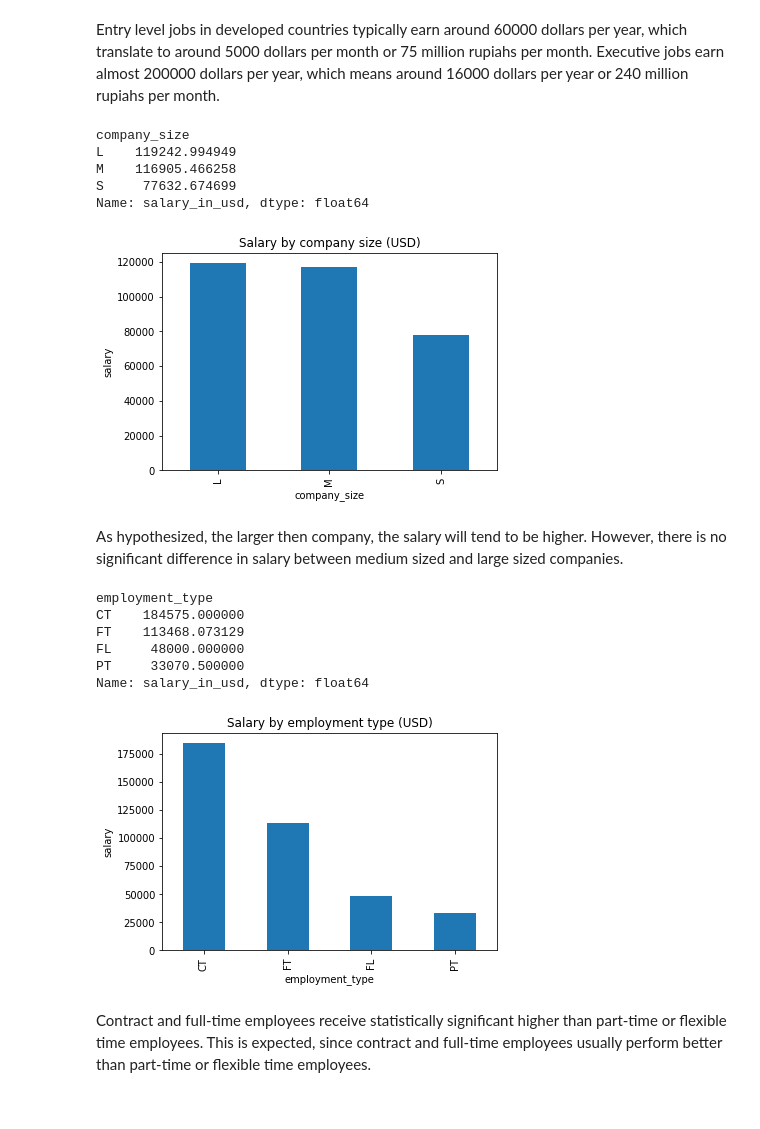
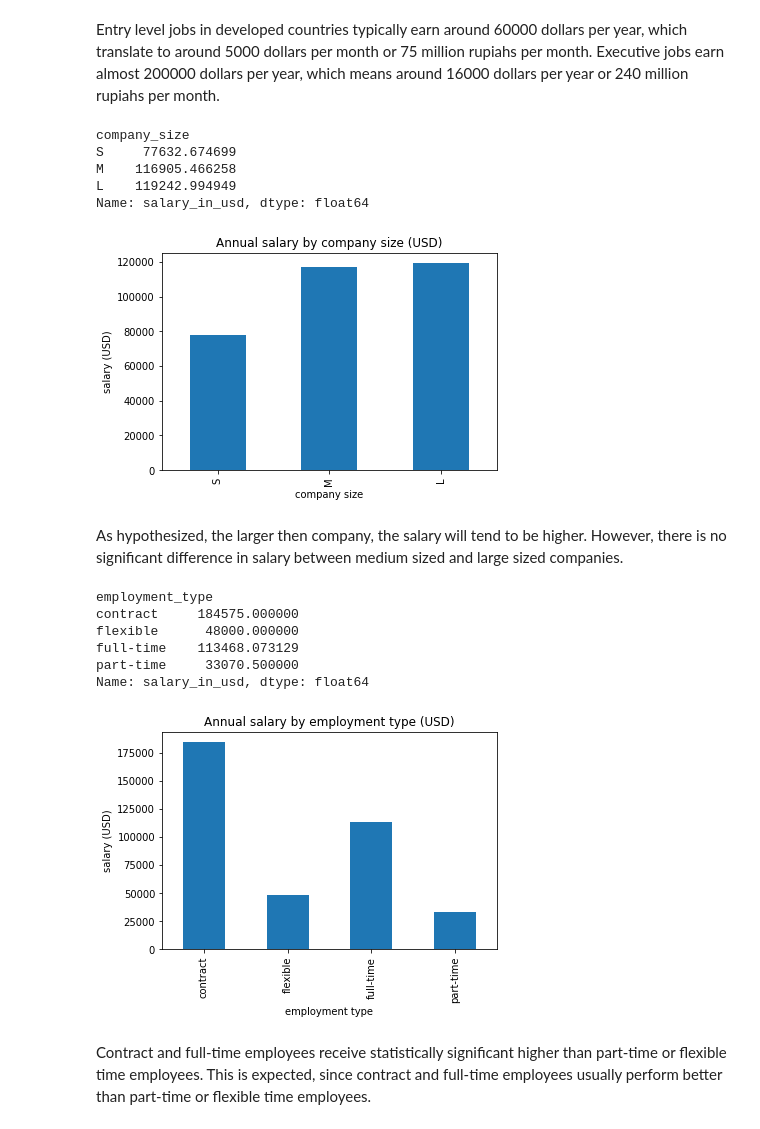
Before and after one commit to EvanKA/tetris-capstone, a Jupyter notebook: capstone_045_evan_kurnia_alim.ipynb, the cells around one changed output. Saved outputs shown, nothing was run; the diff lists cells and outputs as text; code cells hidden in the pictures.

```diff
--- a/capstone_045_evan_kurnia_alim.ipynb
+++ b/capstone_045_evan_kurnia_alim.ipynb
@@ -40,3 +40,7 @@ remote_ratio          0
 company_location      0
 company_size          0
 dtype: int64
+# %%
+# only select important columns
+ds_salary_df_1 = ds_salary_df_1[['work_year', 'experience_level', 'employment_type', 'salary_in_usd', 'remote_ratio', 'company_size']]
+ds_salary_df_1.head()
@@ -42,0 +54,5 @@ dtype: int64
+# %%
+# clarify some abbreviations
+stands_for = {"experience_level":{"EN":"entry", "MI":"mid","SE":"senior", "EX":"executive"}, "employment_type":{"FT":"full-time", "PT":"part-time", "CT":"contract", "FL":"flexible"}}
+ds_salary_df_1 = ds_salary_df_1.replace(stands_for)
+ds_salary_df_1.head()
@@ -83,39 +123,41 @@ Executive jobs earn almost 200000 dollars per year, which means around 16000 dol
 # %%
 # average salary by company size
 size_salary = ds_salary_df_1.groupby('company_size')['salary_in_usd'].mean()
-size_salary
+size_salary.sort_values()
 # %% [output]
 company_size
+S     77632.674699
+M    116905.466258
 L    119242.994949
-M    116905.466258
-S     77632.674699
 Name: salary_in_usd, dtype: float64
 # %%
-size_salary.plot(kind='bar')
-plt.title('Salary by company size (USD)')
-plt.ylabel('salary')
+size_salary.sort_values().plot(kind='bar')
+plt.title('Annual salary by company size (USD)')
+plt.xlabel('company size')
+plt.ylabel('salary (USD)')
 plt.show()
 # %% [output]
-[figure, old version]
+[figure, new version]
 # %% [markdown]
 As hypothesized, the larger then company, the salary will tend to be higher. However, there is no significant difference in salary between medium sized and large sized companies.
 # %%
 # average salary by employment type
-size_salary = ds_salary_df_1.groupby('employment_type')['salary_in_usd'].mean()
-size_salary.sort_values(ascending=False)
+type_salary = ds_salary_df_1.groupby('employment_type')['salary_in_usd'].mean()
+type_salary
 # %% [output]
 employment_type
-CT    184575.000000
-FT    113468.073129
-FL     48000.000000
-PT     33070.500000
+contract     184575.000000
+flexible      48000.000000
+full-time    113468.073129
+part-time     33070.500000
 Name: salary_in_usd, dtype: float64
 # %%
-size_salary.sort_values(ascending=False).plot(kind='bar')
-plt.title('Salary by employment type (USD)')
-plt.ylabel('salary')
+type_salary.plot(kind='bar')
+plt.title('Annual salary by employment type (USD)')
+plt.xlabel('employment type')
+plt.ylabel('salary (USD)')
 plt.show()
 # %% [output]
-[figure, old version]
+[figure, new version]
 # %% [markdown]
 Contract and full-time employees receive statistically significant higher than part-time or flexible time employees. This is expected, since contract and full-time employees usually perform better than part-time or flexible time employees.
```
Also changed, not shown: parts of 14 cells of this notebook, 11 other files.
